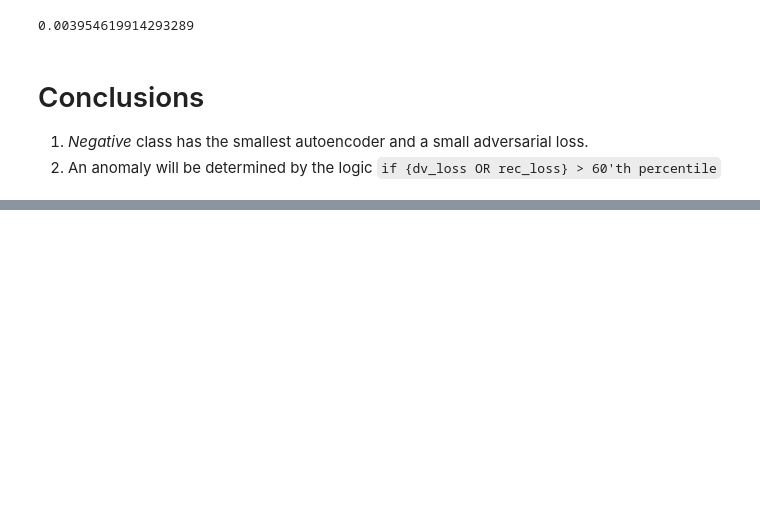
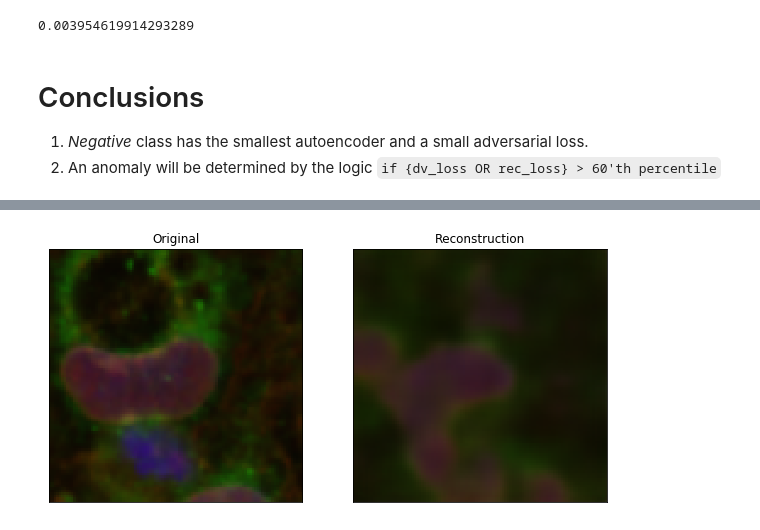
Before and after one commit to Gvaihir/image_sudoku, a Jupyter notebook: aae_recons_test.ipynb, the cells around one changed output, grey strips where cells are left out. Cells and saved outputs as stored; diff of their text form; code cells hidden in the pictures; blank space fills up the shorter version.

```diff
--- a/aae_recons_test.ipynb
+++ b/aae_recons_test.ipynb
@@ -208,13 +221,16 @@ def draw(samples):
         fig.add_subplot(ax)
     plt.show(block=False)
 # %%
-choice = np.random.choice(np.arange(32))
+#choice = np.random.choice(np.arange(32))
+choice = 0
 original = data_list[choice]
 
 original_1 = np.expand_dims(original, axis=0)
 
 latent = encoder.predict(original_1)
 
 reconstruction = decoder.predict(latent)
 
 draw([{"title": "Original", "image": original}, {"title": "Reconstruction", "image": reconstruction[0]}])
+# %% [output]
+[figure, added]
```
Also changed, not shown: parts of 5 cells of this notebook, 1 other file.
